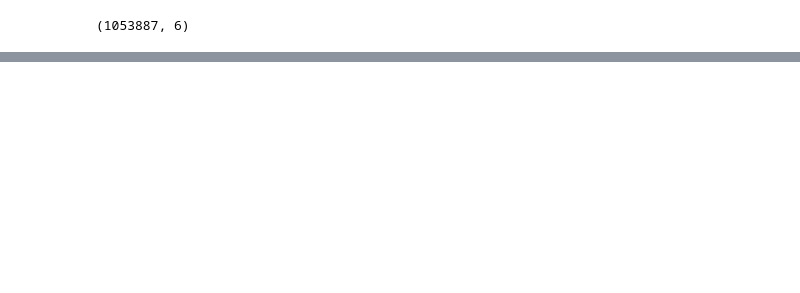
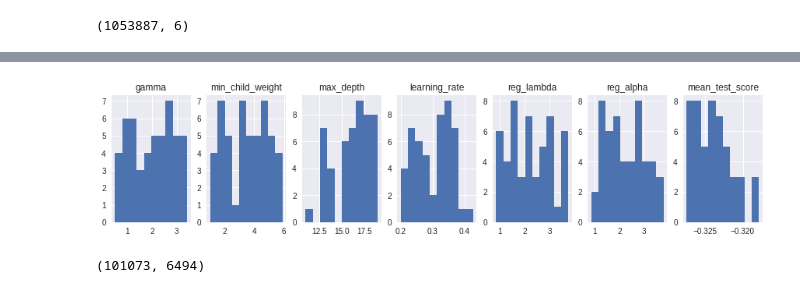
Before and after one commit to tholor/quora_kaggle, a Jupyter notebook: tm_2017-03-24_featuresXGB.ipynb, the cells around one changed output, grey strips where cells are left out. Drawn from its saved outputs; the diff is of its cells as text; code cells hidden in the pictures; blank space fills up the shorter version.

```diff
--- a/tm_2017-03-24_featuresXGB.ipynb
+++ b/tm_2017-03-24_featuresXGB.ipynb
@@ -190,7 +210,7 @@ col = [c for c in train.columns if c[:1]=='z']
 # %%
-import pickle
-train = pickle.load(open("dumps/trainFeatures04-10.p", "rb" ))
-test = pickle.load(open("dumps/testFeatures04-10.p", "rb" ))
+# loading already saved features
+train = pickle.load(open("dumps/trainFeatures05-05.p", "rb" ))
+test = pickle.load(open("dumps/testFeatures05-05.p", "rb" ))
 col = [c for c in train.columns if c[:2]=='z_']
 # %%
 def addfeature(df):
@@ -275,8 +228,8 @@ Will train until valid-logloss hasn't improved in 20 rounds.
 # %%
 #add countvec and use xgb cv!
-ctv = CountVectorizer(min_df=50,binary=True)
+ctv = CountVectorizer(min_df=2000,binary=True)
 ctv.fit(np.concatenate([train.q1_stemmed.values,train.q2_stemmed.values],axis=0))
-len(ctv.get_feature_names())
+print(len(ctv.get_feature_names()))
 q1bow = ctv.transform(train.q1_stemmed.values)
 q2bow = ctv.transform(train.q2_stemmed.values)
-together = q1bow + q2bow
+trainTogether = q1bow + q2bow
@@ -282,0 +238,7 @@ together = q1bow + q2bow
+# %%
+######### FIRST split train/valid set:
+trainFeatures = sp.sparse.hstack([sp.sparse.csr_matrix(train[col].values),trainTogether])
+feature_names = np.concatenate([col,ctv.get_feature_names()])
+X_train, X_test, y_train, y_test = train_test_split(trainFeatures, train["is_duplicate"].values, test_size=0.25)
+#Dtrain = xgb.DMatrix(X_train,y_train,feature_names=feature_names)
+#Dvalid = xgb.DMatrix(X_test,y_test,feature_names=feature_names)
@@ -282,0 +324,28 @@ together = q1bow + q2bow
+# %%
+params = {}
+params['gamma'] = []
+params['reg_alpha'] = []
+params['learning_rate'] = []
+params['reg_lambda'] = []
+params['min_child_weight'] = []
+params['max_depth'] = []
+params['mean_test_score'] = []
+
+
+for i in range(1, 51):
+    candidates = np.flatnonzero(clf.cv_results_['rank_test_score'] == i)
+    for candidate in candidates:
+        params['mean_test_score'].append(clf.cv_results_['mean_test_score'][candidate])
+        for key in params.keys():
+            if(key != "mean_test_score"):
+                params[key].append(clf.cv_results_['params'][candidate][key])
+# %%
+%matplotlib inline
+plt.rcParams['figure.figsize'] = (15, 3.0)
+for i,key in enumerate(params.keys()):
+    plt.subplot(1,7,i+1)
+    plt.title(key)
+    plt.hist(params.get(key),10)
+plt.show()
+# %% [output]
+[figure, added]
@@ -283 +363,5 @@ together = q1bow + q2bow
+# %%
+X_test.shape
+# %% [output]
+(101073, 6494)
 # %%
```
Also changed, not shown: parts of 21 cells of this notebook.
